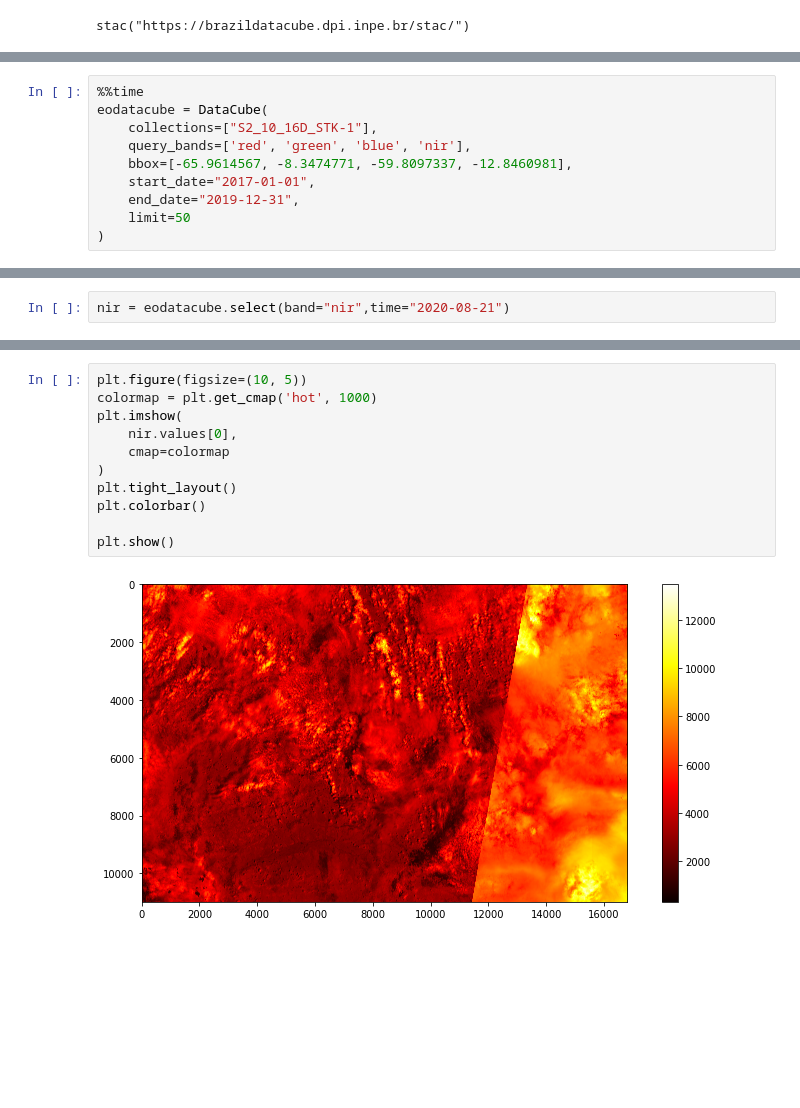
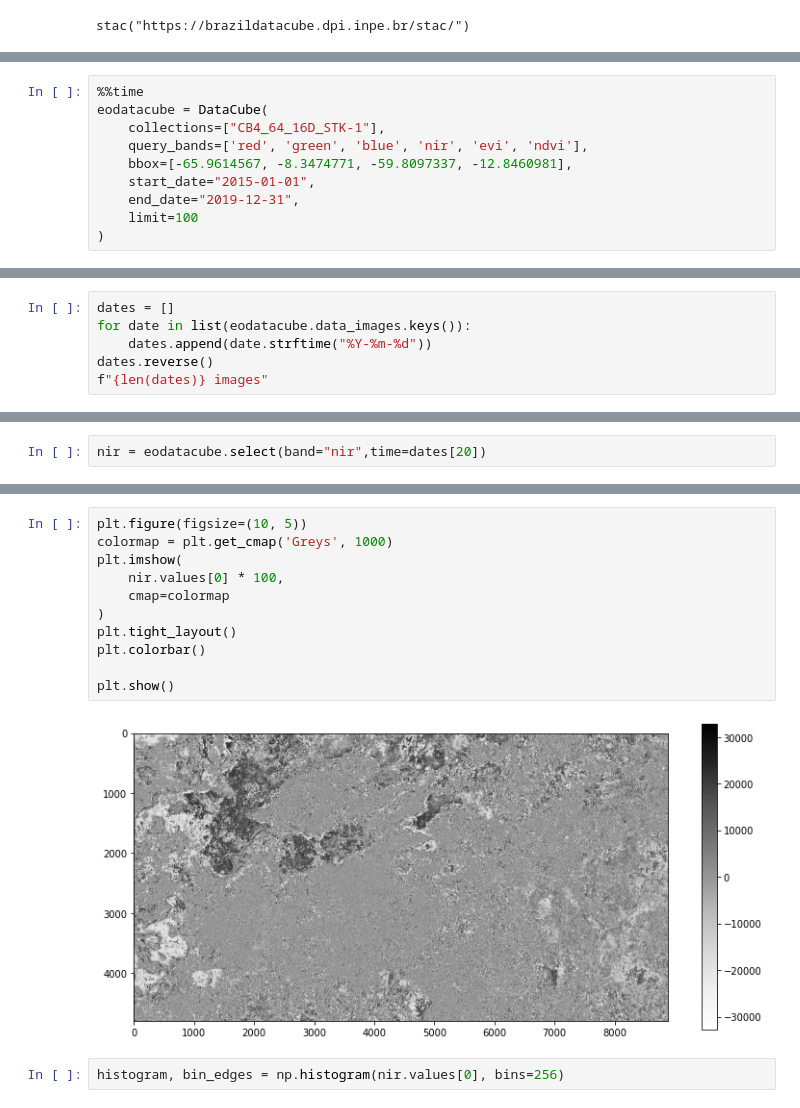
Before and after one commit to AbnerErnaniADSFatec/sample-assessment-data-science, a Jupyter notebook: testes/testes_python.ipynb, the cells around one changed output, grey strips where cells are left out. Cells and saved outputs as stored; diff of their text form; blank space fills up the shorter version.

```diff
--- a/testes/testes_python.ipynb
+++ b/testes/testes_python.ipynb
@@ -50,11 +48,11 @@ Timeline
 # %%
 %%time
 eodatacube = DataCube(
-    collections=["S2_10_16D_STK-1"],
-    query_bands=['red', 'green', 'blue', 'nir'],
+    collections=["CB4_64_16D_STK-1"],
+    query_bands=['red', 'green', 'blue', 'nir', 'evi', 'ndvi'],
     bbox=[-65.9614567, -8.3474771, -59.8097337, -12.8460981],
-    start_date="2017-01-01",
+    start_date="2015-01-01",
     end_date="2019-12-31",
-    limit=50
+    limit=100
 )
 # %% [output]
@@ -62,0 +61,6 @@ Wall time: 8.07 s
+# %%
+dates = []
+for date in list(eodatacube.data_images.keys()):
+    dates.append(date.strftime("%Y-%m-%d"))
+dates.reverse()
+f"{len(dates)} images"
@@ -63,2 +69,2 @@ Wall time: 8.07 s
 # %%
-nir = eodatacube.select(band="nir",time="2020-08-21")
+nir = eodatacube.select(band="nir",time=dates[20])
@@ -65,13 +81,15 @@ nir = eodatacube.select(band="nir",time="2020-08-21")
 # %%
 plt.figure(figsize=(10, 5))
-colormap = plt.get_cmap('hot', 1000)
+colormap = plt.get_cmap('Greys', 1000)
 plt.imshow(
-    nir.values[0],
+    nir.values[0] * 100,
     cmap=colormap
 )
 plt.tight_layout()
 plt.colorbar()
 
 plt.show()
 # %% [output]
-[figure, old version]
+[figure, new version]
+# %%
+histogram, bin_edges = np.histogram(nir.values[0], bins=256)
```
Also changed, not shown: parts of 13 cells of this notebook, 2 other files.
